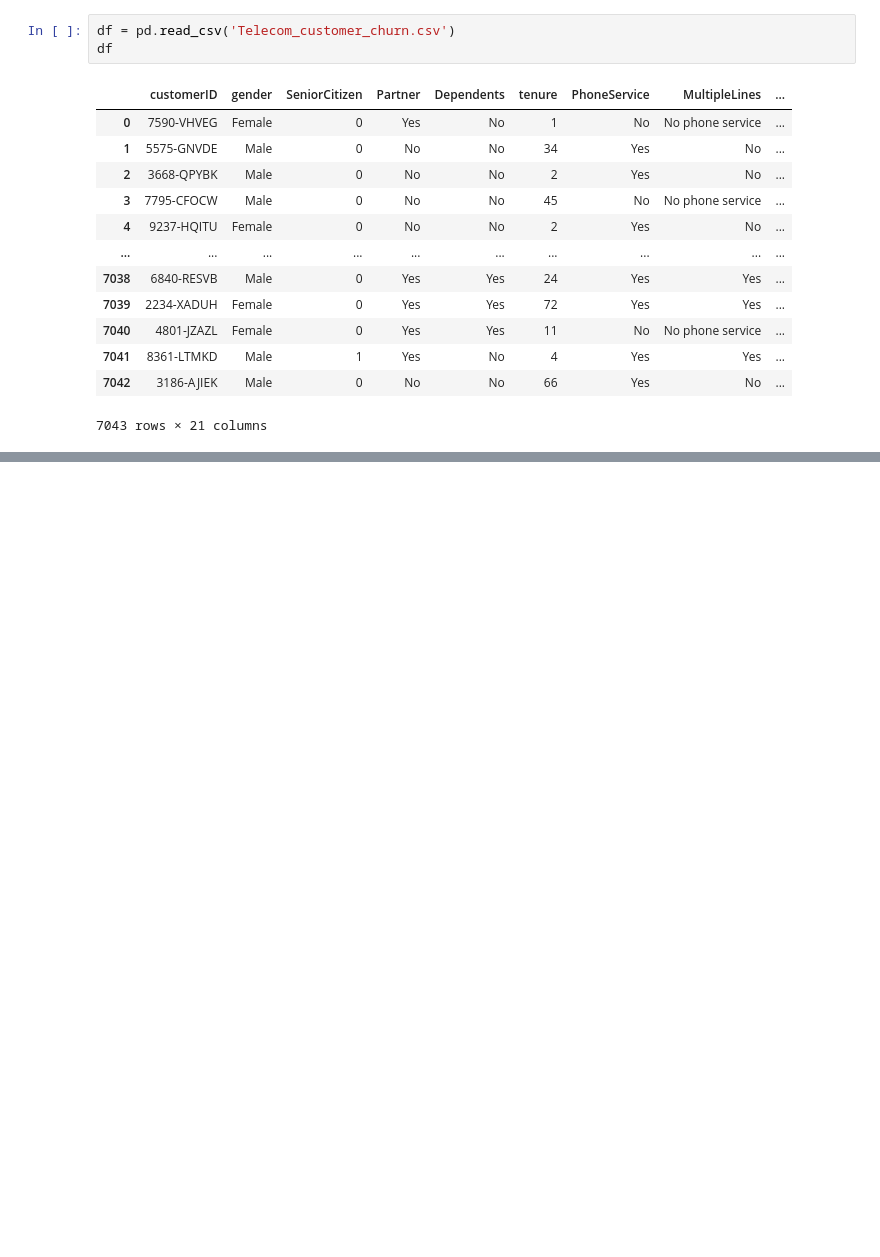
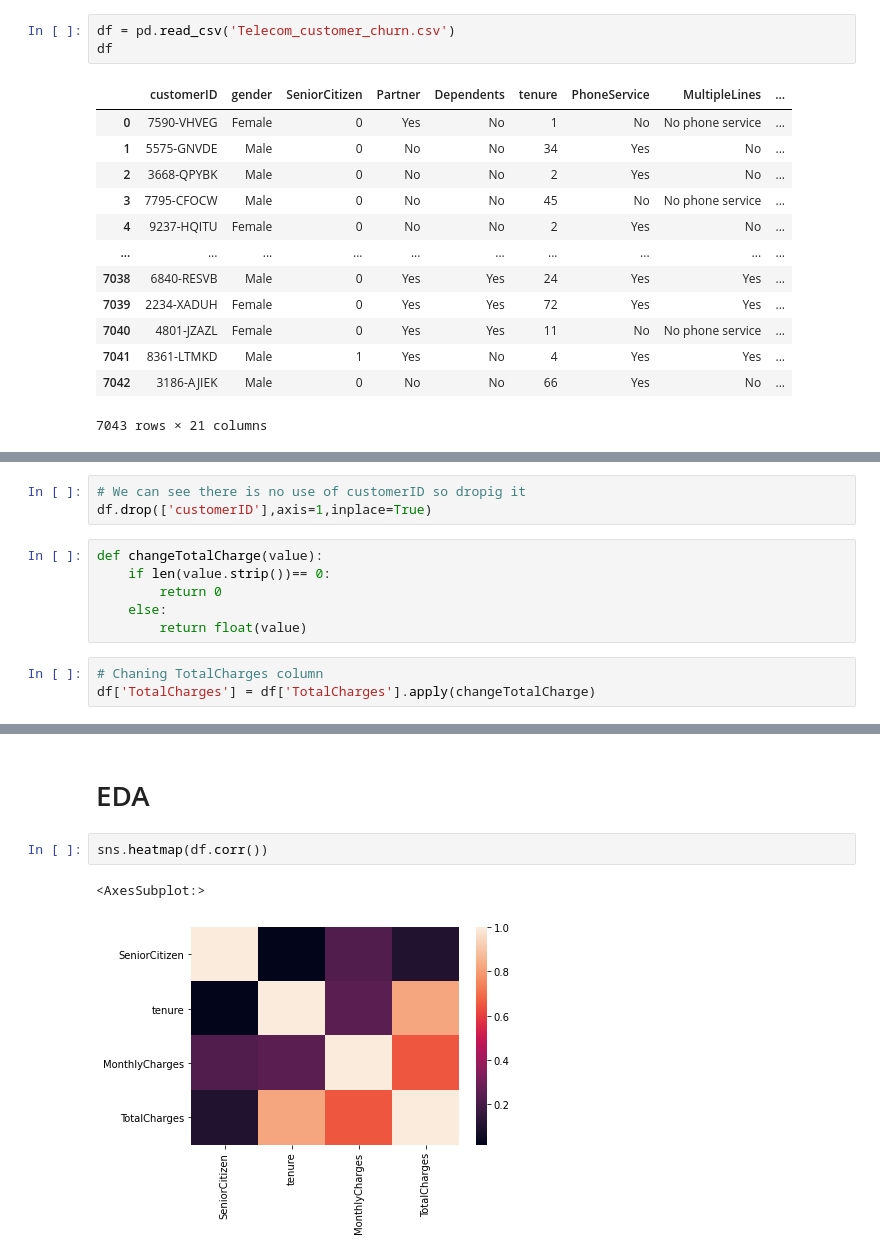
Before and after one commit to im-noob/internship-fliprobo, a Jupyter notebook: datatrained_projects/customer_churn_analysis/customer_churn_analysis.ipynb, the cells around one changed output, grey strips where cells are left out. Cells and saved outputs as stored; diff of their text form; blank space fills up the shorter version.

Commit message:
Customer Churn Done

```diff
--- a/datatrained_projects/customer_churn_analysis/customer_churn_analysis.ipynb
+++ b/datatrained_projects/customer_churn_analysis/customer_churn_analysis.ipynb
@@ -19,0 +77,12 @@ df
+# %%
+# We can see there is no use of customerID so dropig it
+df.drop(['customerID'],axis=1,inplace=True)
+# %%
+def changeTotalCharge(value):
+    if len(value.strip())== 0:
+        return 0
+    else:
+        return float(value)
+# %%
+# Chaning TotalCharges column
+df['TotalCharges'] = df['TotalCharges'].apply(changeTotalCharge)
@@ -19,0 +143,7 @@ df
+# %% [markdown]
+# EDA
+# %%
+sns.heatmap(df.corr())
+# %% [output]
+<AxesSubplot:>
+[figure, added]
```
Also changed, not shown: parts of 38 cells of this notebook, 1 other file.
